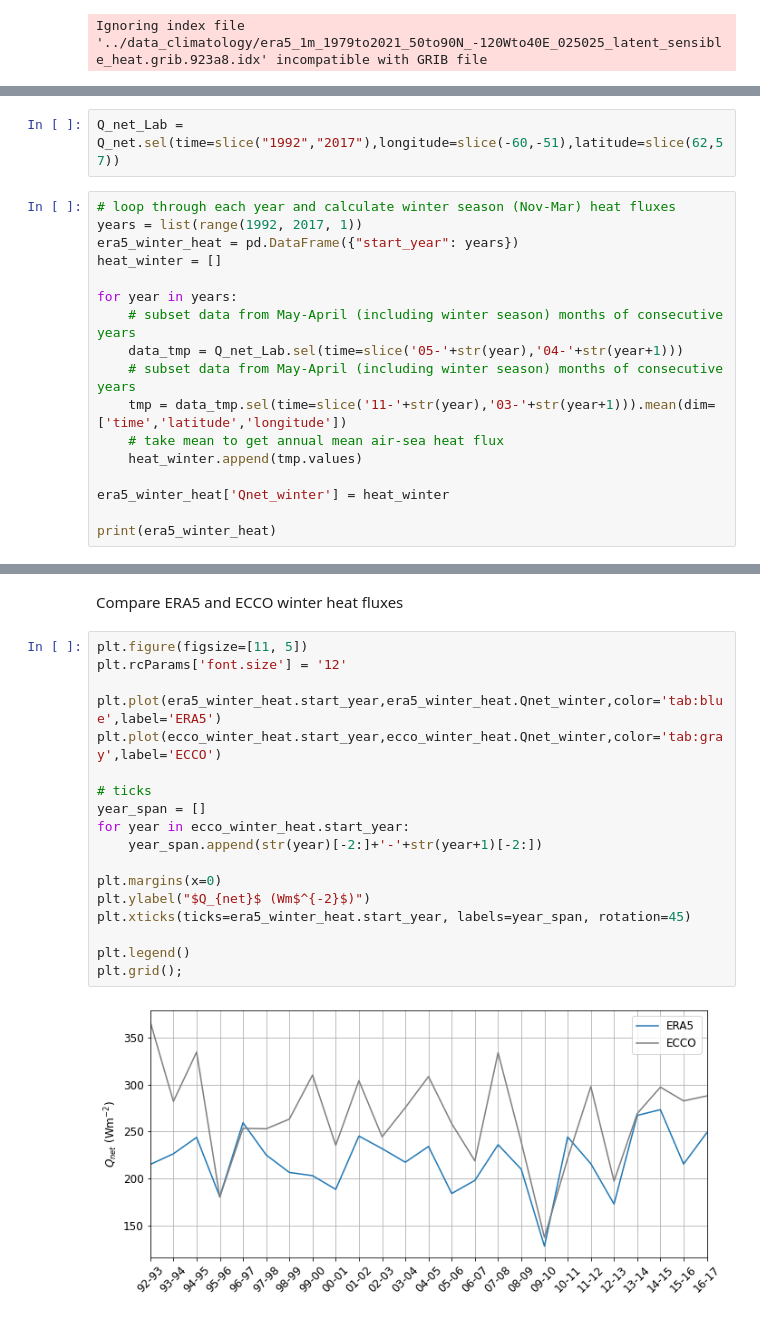
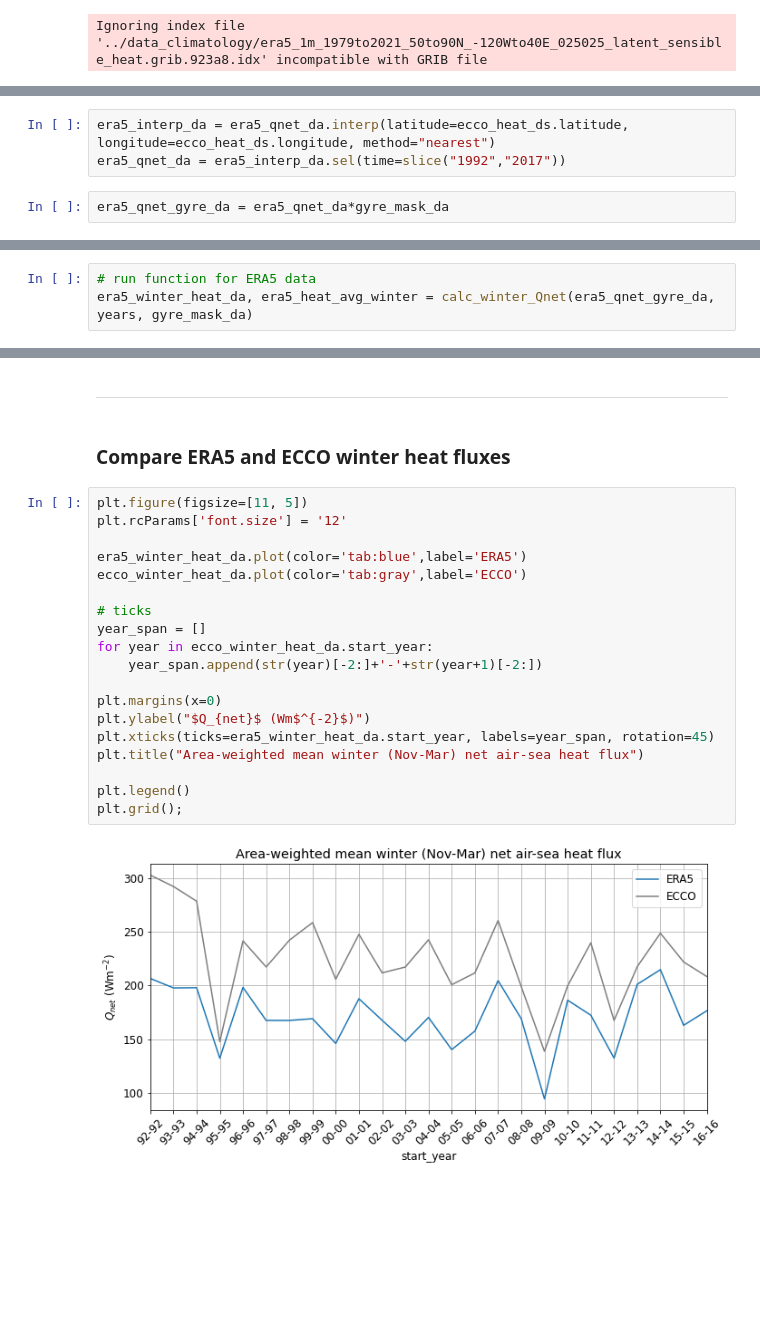
Before and after one commit to mjzahn/ecco, a Jupyter notebook: ecco_vs_era5_heatflux.ipynb, the cells around one changed output, grey strips where cells are left out. Saved outputs shown, nothing was run; the diff lists cells and outputs as text; blank space fills up the shorter version.

Commit message:
ecco and era5 comparison updates

```diff
--- a/ecco_vs_era5_heatflux.ipynb
+++ b/ecco_vs_era5_heatflux.ipynb
@@ -135,19 +211,5 @@ Q_net = (solar_thermal.ssr/86400 + solar_thermal.str/86400 + latent_sensible.slh
+# %%
+era5_interp_da = era5_qnet_da.interp(latitude=ecco_heat_ds.latitude, longitude=ecco_heat_ds.longitude, method="nearest")
+era5_qnet_da = era5_interp_da.sel(time=slice("1992","2017"))
 # %%
-Q_net_Lab = Q_net.sel(time=slice("1992","2017"),longitude=slice(-60,-51),latitude=slice(62,57))
+era5_qnet_gyre_da = era5_qnet_da*gyre_mask_da
-# %%
-# loop through each year and calculate winter season (Nov-Mar) heat fluxes
-years = list(range(1992, 2017, 1))
-era5_winter_heat = pd.DataFrame({"start_year": years})
-heat_winter = []
-
-for year in years:
-    # subset data from May-April (including winter season) months of consecutive years
-    data_tmp = Q_net_Lab.sel(time=slice('05-'+str(year),'04-'+str(year+1)))
-    # subset data from May-April (including winter season) months of consecutive years
-    tmp = data_tmp.sel(time=slice('11-'+str(year),'03-'+str(year+1))).mean(dim=['time','latitude','longitude'])
-    # take mean to get annual mean air-sea heat flux
-    heat_winter.append(tmp.values)
-
-era5_winter_heat['Qnet_winter'] = heat_winter
-
-print(era5_winter_heat)
@@ -171,0 +223,3 @@ print(era5_winter_heat)
+# %%
+# run function for ERA5 data
+era5_winter_heat_da, era5_heat_avg_winter = calc_winter_Qnet(era5_qnet_gyre_da, years, gyre_mask_da)
@@ -172,22 +240,25 @@ print(era5_winter_heat)
+# %% [markdown]
+***
 # %% [markdown]
-Compare ERA5 and ECCO winter heat fluxes
+### Compare ERA5 and ECCO winter heat fluxes
 # %%
 plt.figure(figsize=[11, 5])
 plt.rcParams['font.size'] = '12'
 
-plt.plot(era5_winter_heat.start_year,era5_winter_heat.Qnet_winter,color='tab:blue',label='ERA5')
-plt.plot(ecco_winter_heat.start_year,ecco_winter_heat.Qnet_winter,color='tab:gray',label='ECCO')
+era5_winter_heat_da.plot(color='tab:blue',label='ERA5')
+ecco_winter_heat_da.plot(color='tab:gray',label='ECCO')
 
 # ticks
 year_span = []
-for year in ecco_winter_heat.start_year:
+for year in ecco_winter_heat_da.start_year:
     year_span.append(str(year)[-2:]+'-'+str(year+1)[-2:])
 
 plt.margins(x=0)
 plt.ylabel("$Q_{net}$ (Wm$^{-2}$)")
-plt.xticks(ticks=era5_winter_heat.start_year, labels=year_span, rotation=45)
+plt.xticks(ticks=era5_winter_heat_da.start_year, labels=year_span, rotation=45)
+plt.title("Area-weighted mean winter (Nov-Mar) net air-sea heat flux")
 
 plt.legend()
 plt.grid();
 # %% [output]
-[figure, old version]
+[figure, new version]
```
Also changed, not shown: parts of 33 cells of this notebook, 1 other file.
